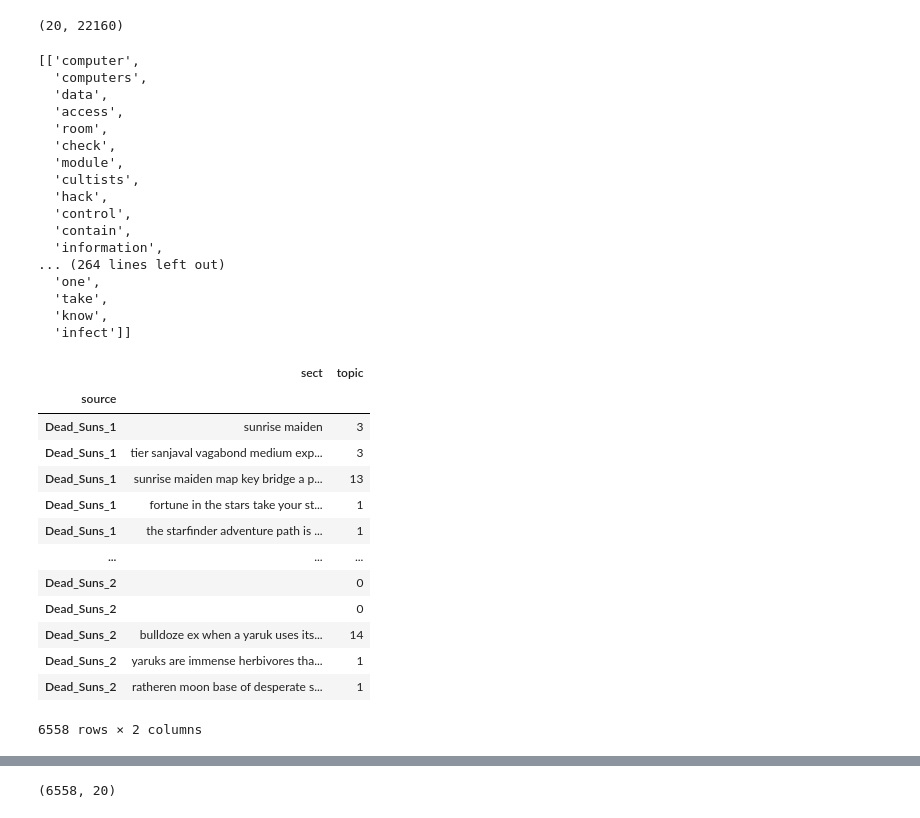
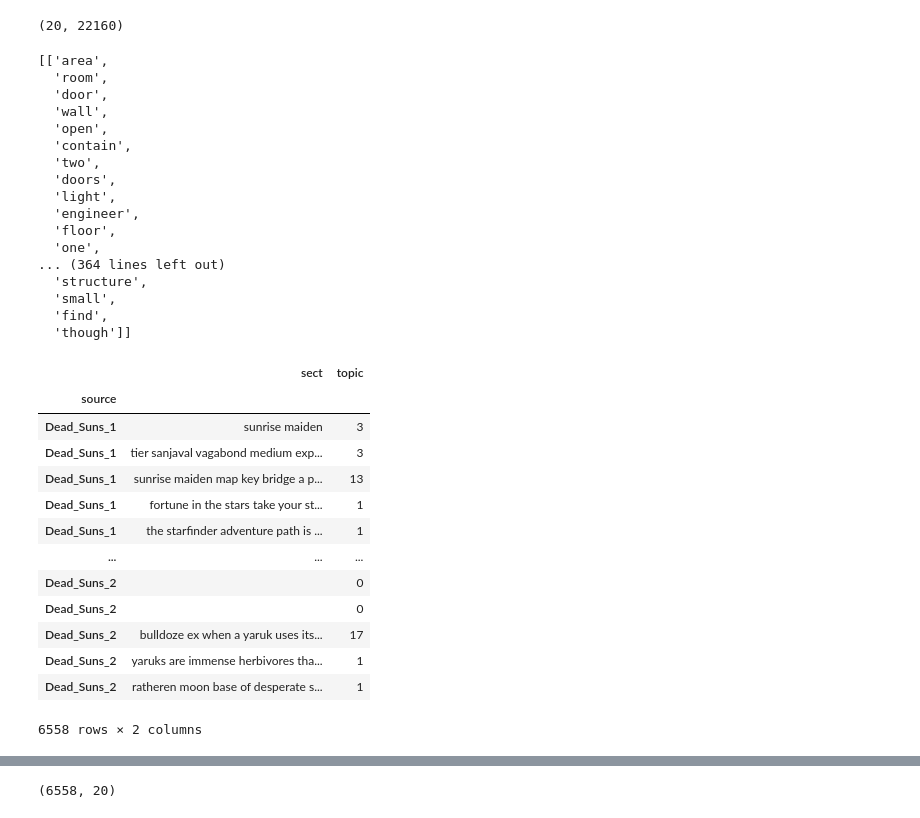
Before and after one commit to Jilliane1993/Starfinder_NLP, a Jupyter notebook: Starfinder_section_topic_modeling.ipynb, the cells around one changed output, grey strips where cells are left out. Drawn from its saved outputs; the diff is of its cells as text; code cells hidden in the pictures.

```diff
--- a/Starfinder_section_topic_modeling.ipynb
+++ b/Starfinder_section_topic_modeling.ipynb
@@ -71,23 +71,26 @@ data_clean
 | Dead_Suns_2 | ratheren moon base of desperate s... |
 6558 rows × 1 columns
 # %%
+#Tried Lemmatizing and Stemming, Lemmatizing seemed to give generally more understandable tokens
+
 def preprocess_text(text):
+    """preprocessing text, tokenizing words that are strings longer than 2 letters
+    lemmatising tokens, adding new stopwords to stopwords list and removing all stopwords"""
     from nltk.corpus import stopwords
     #Tokenize words while ignoring punctuation
     #letters only, strings longer than 2 letters
     tokeniser = RegexpTokenizer(r'[A-Za-z]{3,}')
     tokens = tokeniser.tokenize(text)
-     # Lowercase and lemmatise
+     # lemmatise
     lemmatiser = WordNetLemmatizer()
-    lemmas = [lemmatiser.lemmatize(token.lower(),pos='v') for token in tokens]
+    lemmas = [lemmatiser.lemmatize(token,pos='v') for token in tokens]
     #ps=PorterStemmer()
     #ports=[ps.stem(token.lower())for token in tokens]
-
 
     # Remove creating and removing stopwords
     stopwords= stopwords.words('english')
     new_stopwords=['statistics','tactics','ecology','bulk','defense','offense','treasure',
-                  'mission','pcs','starfinder',''] #special abilities?
+                  'mission','pcs','starfinder',]
     stopwords.extend(new_stopwords)
     keywords= [lemma for lemma in lemmas if lemma not in stopwords]
     #keywords= [port for port in ports if port not in stopwords]
@@ -120,5 +128,5 @@ dtm
 # %%
-nmf_model = NMF(20)
+nmf_model = NMF(n_components=20,random_state=1)
 doc_topic = nmf_model.fit_transform(doc_word)
 doc_topic.shape
 # %% [output]
@@ -129,46 +137,49 @@ topic_word.shape
 # %% [output]
 (20, 22160)
 # %%
+#Looking at the words that make up each topic
 words = vectorizer.get_feature_names()
-t = nmf_model.components_.argsort(axis=1)[:,-1:-15:-1]
+t = nmf_model.components_.argsort(axis=1)[:,-1:-20:-1]
 topic_words = [[words[e] for e in l] for l in t]
 topic_words
 # %% [output]
-[['computer',
-  'computers',
-  'data',
-  'access',
+[['area',
   'room',
-  'check',
-  'module',
-  'cultists',
-  'hack',
-  'control',
+  'door',
+  'wall',
+  'open',
   'contain',
-  'information',
-... (264 lines left out)
+  'two',
+  'doors',
+  'light',
+  'engineer',
+  'floor',
   'one',
-  'take',
-  'know',
-  'infect']]
+... (364 lines left out)
+  'structure',
+  'small',
+  'find',
+  'though']]
 # %%
 data_clean1=data_clean.copy()
 data_clean1['topic']=doc_topic.argmax(axis=1)
 # %%
+#Adding topic to dataframe
 data_clean1.to_pickle('topics.pkl')
+data_clean1.to_csv('topics.csv')
 data_clean1
 # %% [output]
 |  | sect | topic |
 | source |  |  |
 | Dead_Suns_1 | sunrise maiden | 3 |
 | Dead_Suns_1 | tier sanjaval vagabond medium exp... | 3 |
 | Dead_Suns_1 | sunrise maiden map key bridge a p... | 13 |
 | Dead_Suns_1 | fortune in the stars take your st... | 1 |
 | Dead_Suns_1 | the starfinder adventure path is ... | 1 |
 | ... | ... | ... |
 | Dead_Suns_2 |  | 0 |
 | Dead_Suns_2 |  | 0 |
-| Dead_Suns_2 | bulldoze ex when a yaruk uses its... | 14 |
+| Dead_Suns_2 | bulldoze ex when a yaruk uses its... | 17 |
 | Dead_Suns_2 | yaruks are immense herbivores tha... | 1 |
 | Dead_Suns_2 | ratheren moon base of desperate s... | 1 |
 6558 rows × 2 columns
```
Also changed, not shown: parts of 19 cells of this notebook, 1 other file.
